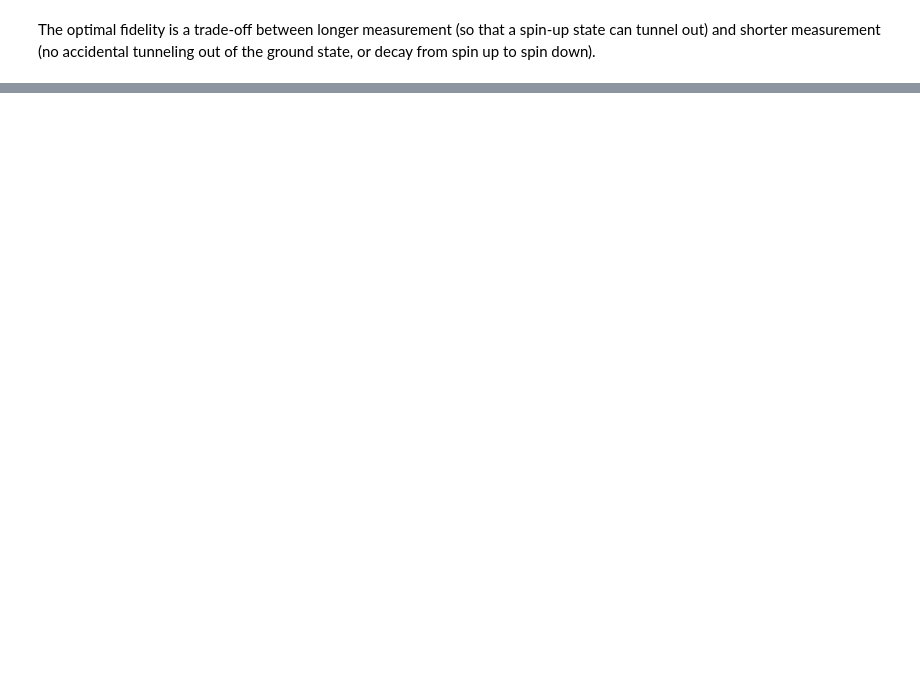
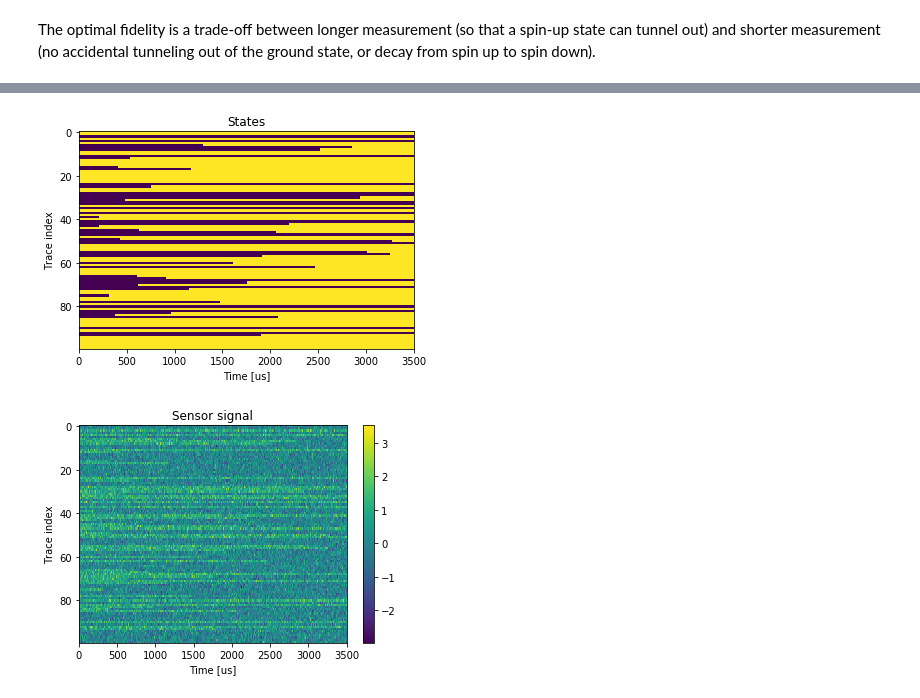
Before and after one commit to QuTech-Delft/qtt, a Jupyter notebook: docs/notebooks/analysis/example_elzerman_readout.ipynb, the cells around one changed output, grey strips where cells are left out. Cells and saved outputs as stored; diff of their text form; code cells hidden in the pictures; blank space fills up the shorter version.

```diff
--- a/docs/notebooks/analysis/example_elzerman_readout.ipynb
+++ b/docs/notebooks/analysis/example_elzerman_readout.ipynb
@@ -266,3 +275,24 @@ Taking the maximum of the trace has the disadvantage that a lot of information f
+# %%
+sensor_values = {'spin-down': 0, 'spin-up':1}
+traces, state_traces, initial_states = generate_model_sequences(psb_model, sensor_values=sensor_values,
+                                        std_gaussian_noise=.6, number_of_traces=300, initial_state=[0.5,0.5])
+max_number_traces=100
+
+plt.figure();
+plt.imshow(state_traces[:max_number_traces,:])
+plt.axis('tight')
+plt.xlabel('Time [us]'); plt.ylabel('Trace index')
+plt.title('States')
+
+plt.figure();
+plt.imshow(traces[:max_number_traces,:])
+plt.axis('tight')
+plt.xlabel('Time [us]'); plt.ylabel('Trace index')
+plt.title('Sensor signal')
+_=plt.colorbar()
+# %% [output]
+[figure, added]
+[figure, added]
 # %%
 readout_length = 800
 trace_means = np.mean(traces[:, :readout_length], axis=1)
```
Also changed, not shown: parts of 20 cells of this notebook.
